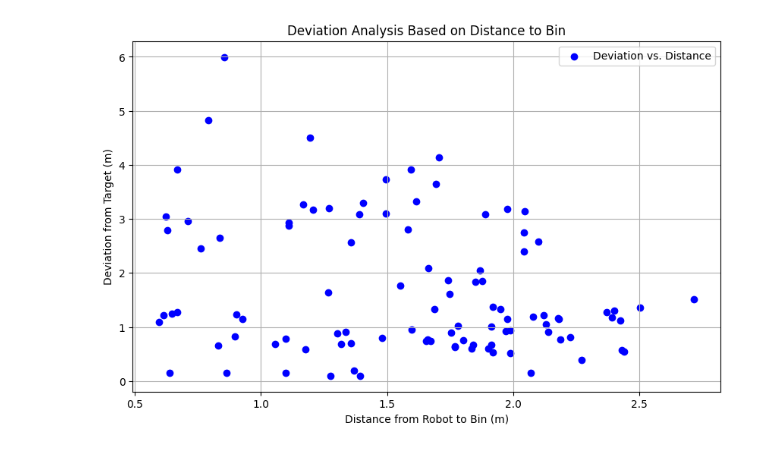
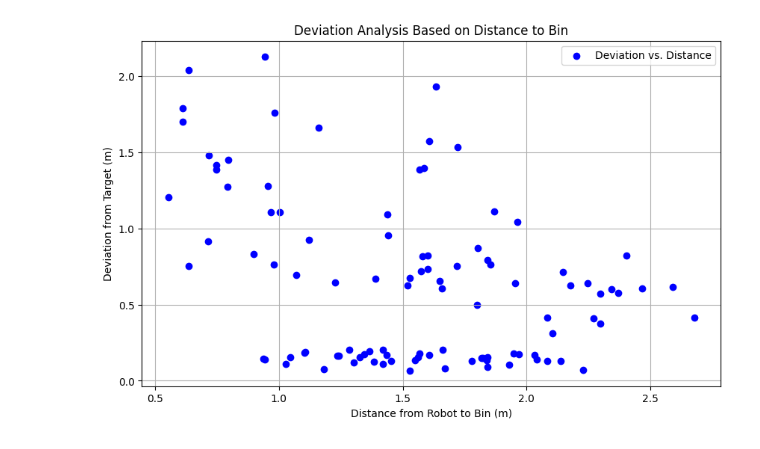
Before and after one commit to TunaSaygin/Cs-449-Ball-Thrower-Catcher-bot, a Jupyter notebook: mark_results.ipynb, the cells around one changed output. Saved outputs shown, nothing was run; the diff lists cells and outputs as text; code cells hidden in the pictures.

```diff
--- a/mark_results.ipynb
+++ b/mark_results.ipynb
@@ -30,33 +31,33 @@ def add_markers_from_json(json_file):
 
         # Determine the color based on the result
         color = [0, 1, 0] if result else [1, 0, 0]
 
         # Add marker frame
         frame_name = f"trajectory-{idx}"
         C.addFrame(frame_name).setShape(ry.ST.marker, [0.2]).setColor(color).setPosition(point)
 
     # Return the configuration and computed values
     return C, deviations, distances
 
 
-json_name = "test_res_50cm(withDev).json"
+json_name = "test_res_50cm(withImprovedThrowPos).json"
 
 # Process JSON and compute deviations and distances
 C, deviations, distances = add_markers_from_json(json_name)
 
 # Visualize the configuration
 C.view()
-
+time.sleep(5)
 # Plot deviation vs bin distance
 import matplotlib.pyplot as plt
 
 plt.figure(figsize=(10, 6))
 plt.scatter(distances, deviations, color='blue', label='Deviation vs. Distance')
 plt.xlabel("Distance from Robot to Bin (m)")
 plt.ylabel("Deviation from Target (m)")
 plt.title("Deviation Analysis Based on Distance to Bin")
 plt.grid(True)
 plt.legend()
 plt.show()
 # %% [output]
-[figure, old version]
+[figure, new version]
```
Also changed, not shown: parts of 2 cells of this notebook, 3 other files.
